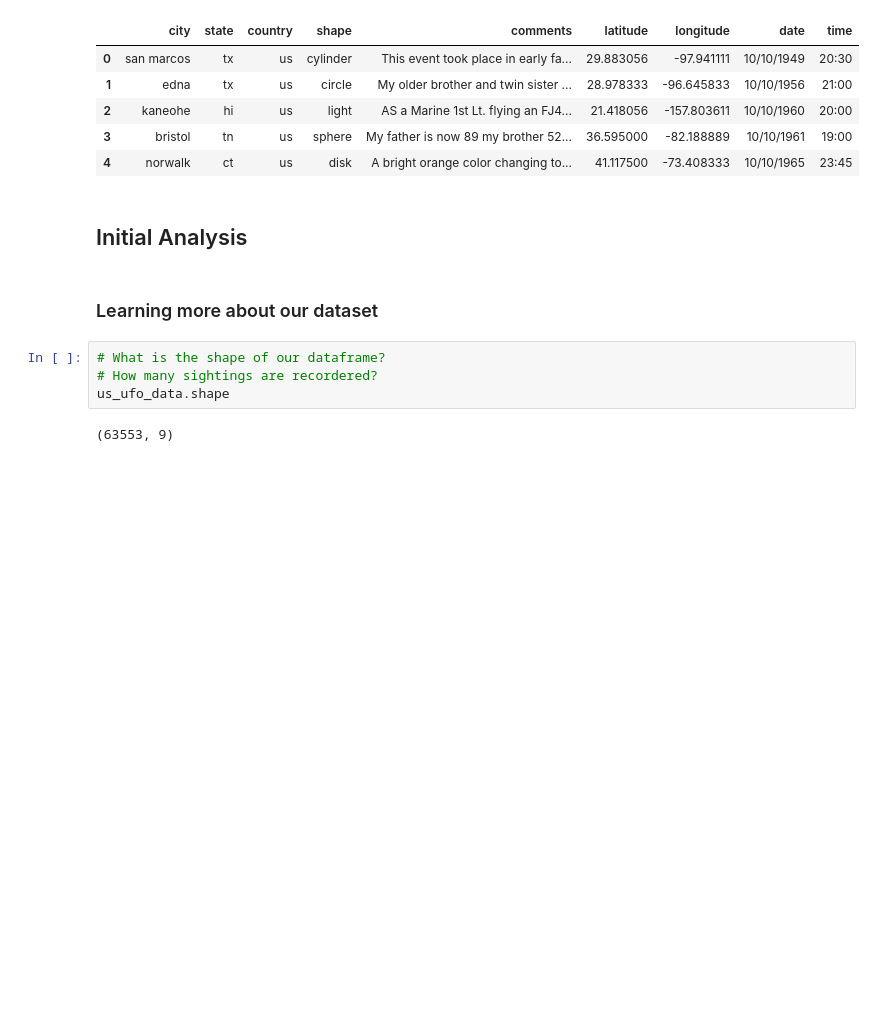
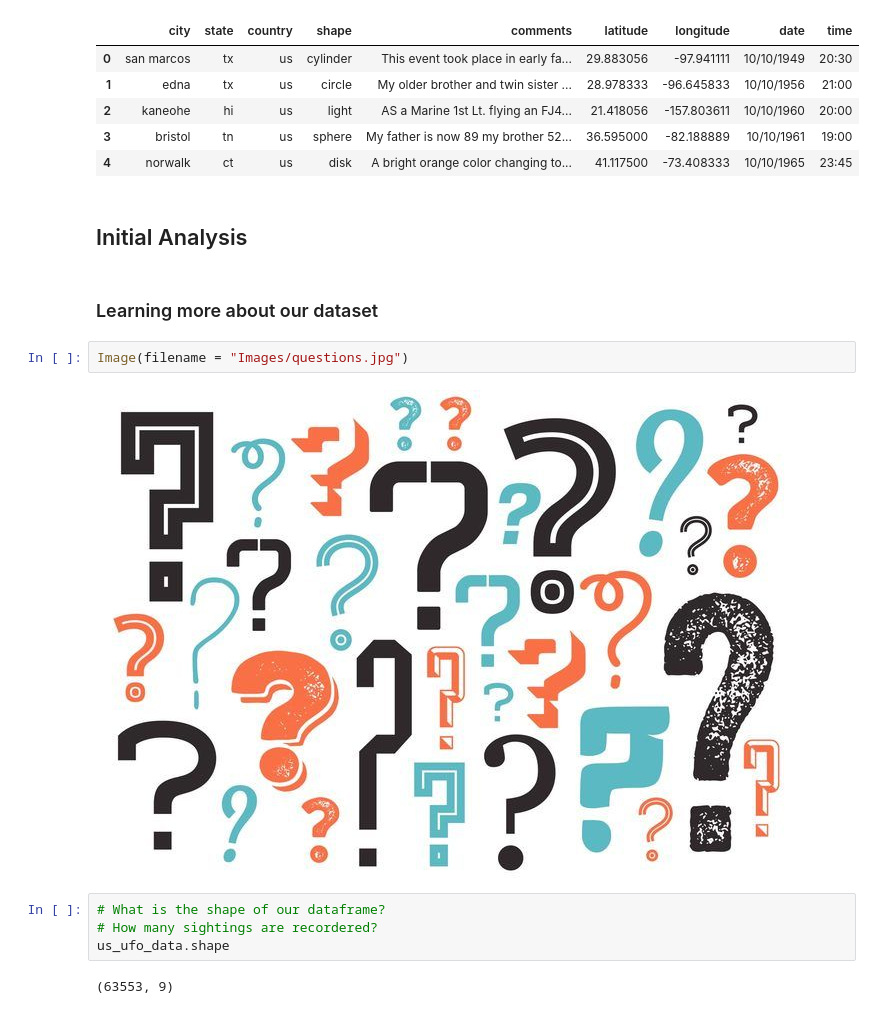
Before and after one commit to NoahLeVoir/UMN-DVA-Project-1-Team-7, a Jupyter notebook: Aliens_Analysis.ipynb, the cells around one changed output. Cells and saved outputs as stored; diff of their text form; blank space fills up the shorter version.

```diff
--- a/Aliens_Analysis.ipynb
+++ b/Aliens_Analysis.ipynb
@@ -49,6 +50,10 @@ us_ufo_data.head()
 ## Initial Analysis
 # %% [markdown]
 ### Learning more about our dataset
+# %%
+Image(filename = "Images/questions.jpg")
+# %% [output]
+[figure, added]
 # %%
 # What is the shape of our dataframe?
 # How many sightings are recordered?
```
Also changed, not shown: parts of 22 cells of this notebook, 5 other files.
